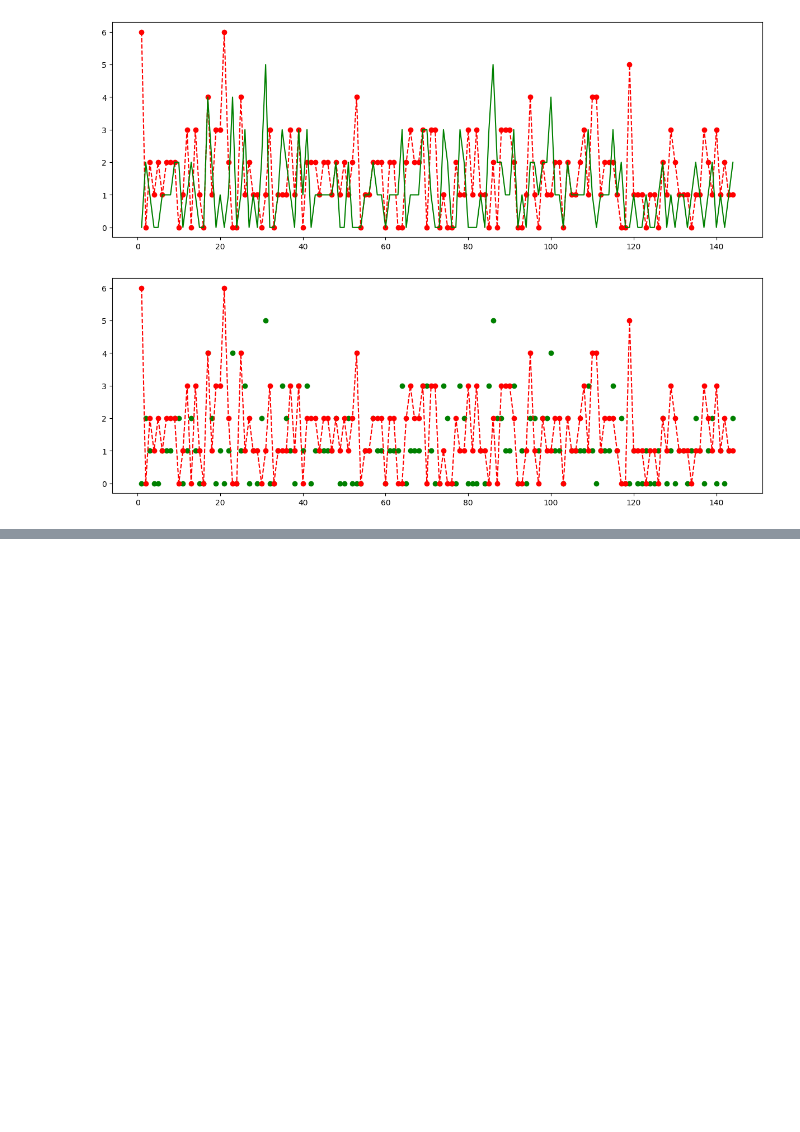
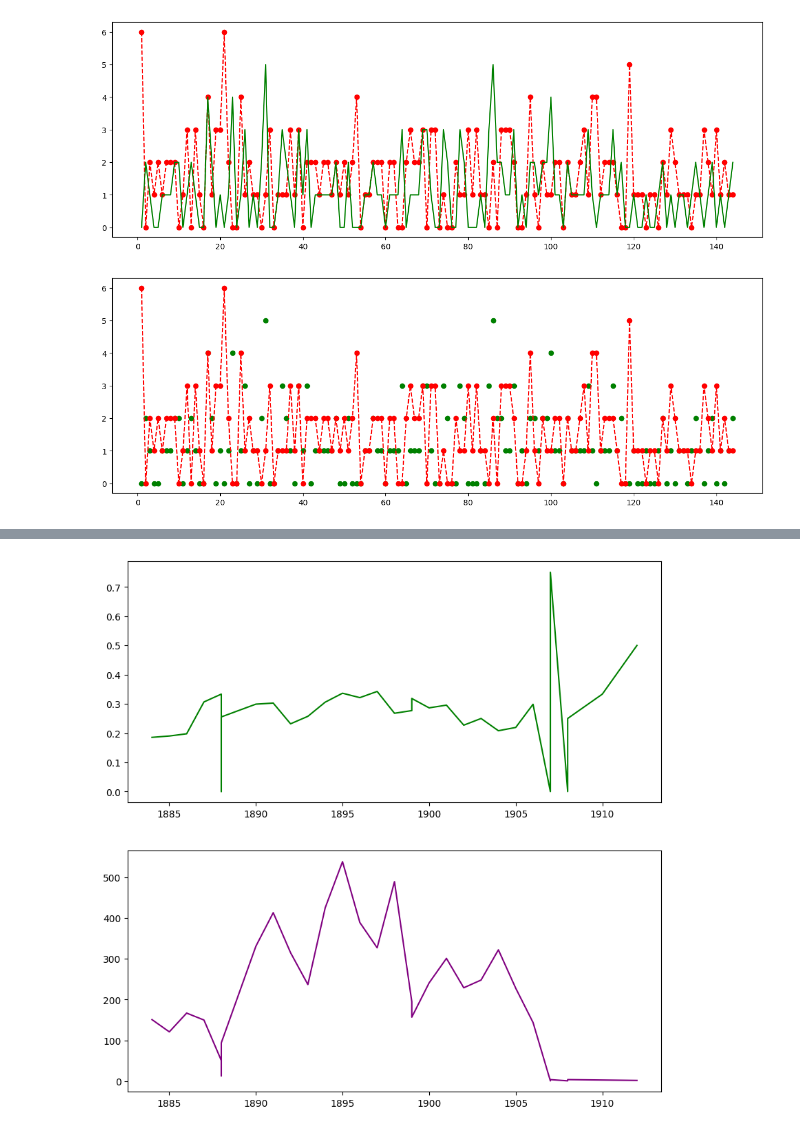
Before and after one commit to soumya-shome/My-Guide-to-Coding, a Jupyter notebook: Visualization/Code1.ipynb, the cells around one changed output, grey strips where cells are left out. Drawn from its saved outputs; the diff is of its cells as text; code cells hidden in the pictures; blank space fills up the shorter version.

```diff
--- a/Visualization/Code1.ipynb
+++ b/Visualization/Code1.ipynb
@@ -171,0 +245,19 @@ plt.show()
+# %%
+def readCSV2():
+    f = open("Data/Sheet1E2.csv","r")
+    data = {}
+
+    firstLine = f.readline().strip("\n").split(",")[1:]
+
+    for name in firstLine:
+        data[name] = []
+
+    for line in f:
+        processedLine = line.strip("\n").split(",")[1:]
+
+        for index in range(len(processedLine)):
+            name = firstLine[index]
+            dataPoint = int(processedLine[index])
+            data[name].append(dataPoint)
+
+    return data
@@ -171,0 +269,21 @@ plt.show()
+# %%
+HPAB=[]
+for i in range(len(data["Hits"])):
+    if data["AtBase"][i] == 0:
+        HPAB.append(0)
+    else:
+        HPAB.append(data["Hits"][i]/data["AtBase"][i])
+# %%
+fig = plt.figure("HPABY",figsize=(10,10))
+
+ax = fig.add_subplot(2,1,1)
+
+ax.plot(data["Year"],HPAB,c="green")
+
+ax2 = fig.add_subplot(2,1,2)
+
+ax2.plot(data["Year"],data["AtBase"],c="purple")
+
+plt.show()
+# %% [output]
+[figure, added]
```
Also changed, not shown: parts of 21 cells of this notebook, 11 other files.
